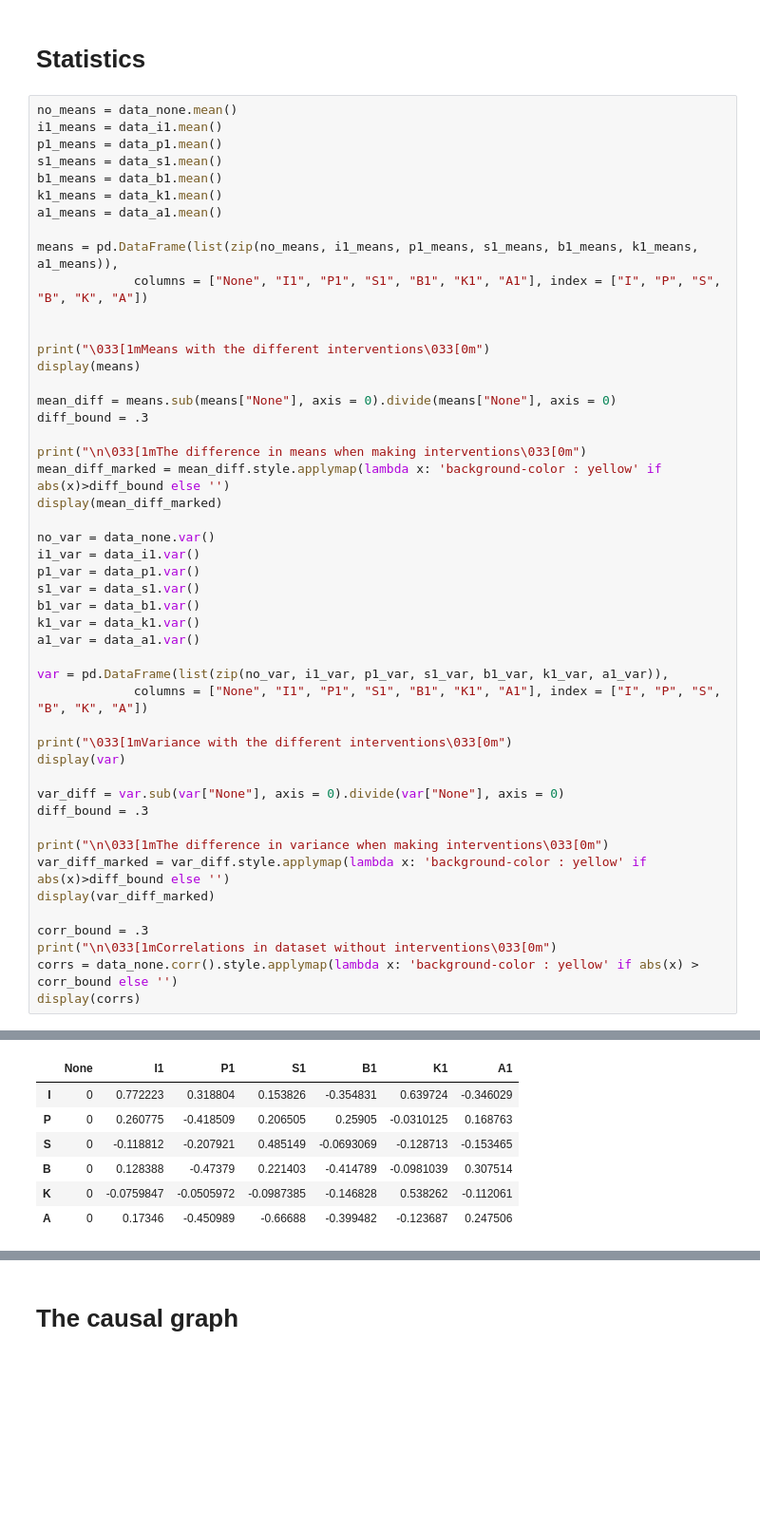
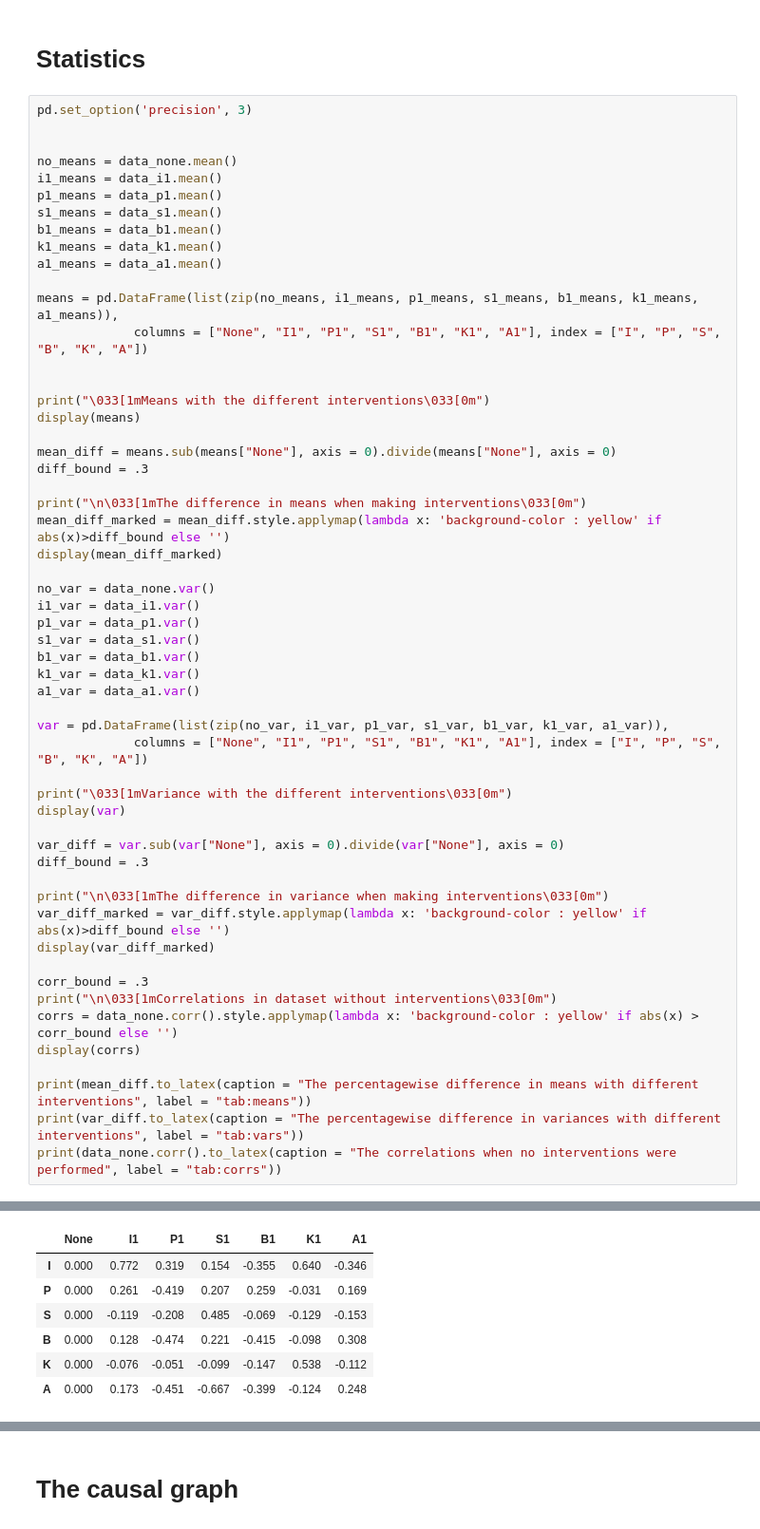
Before and after one commit to The-very-most-awesome-team-of-cool-kids/02463_Causality, a Jupyter notebook: Causality.ipynb, the cells around one changed output, grey strips where cells are left out. Shown at 95% size. Drawn from its saved outputs; the diff is of its cells as text; blank space fills up the shorter version.

```diff
--- a/Causality.ipynb
+++ b/Causality.ipynb
@@ -69,6 +69,9 @@ Name: 9, dtype: float64
 # %% [markdown]
 # Statistics
 # %%
+pd.set_option('precision', 3)
+
+
 no_means = data_none.mean()
 i1_means = data_i1.mean()
 p1_means = data_p1.mean()
@@ -116,6 +119,10 @@ corr_bound = .3
 print("\n\033[1mCorrelations in dataset without interventions\033[0m")
 corrs = data_none.corr().style.applymap(lambda x: 'background-color : yellow' if abs(x) > corr_bound else '')
 display(corrs)
+
+print(mean_diff.to_latex(caption = "The percentagewise difference in means with different interventions", label = "tab:means"))
+print(var_diff.to_latex(caption = "The percentagewise difference in variances with different interventions", label = "tab:vars"))
+print(data_none.corr().to_latex(caption = "The correlations when no interventions were performed", label = "tab:corrs"))
 # %% [output]
 Means with the different interventions
 |  | None | I1 | P1 | S1 | B1 | K1 | A1 |
@@ -128,10 +135,10 @@ Means with the different interventions
 The difference in means when making interventions
 |  | None | I1 | P1 | S1 | B1 | K1 | A1 |
-| I | 0 | 0.772223 | 0.318804 | 0.153826 | -0.354831 | 0.639724 | -0.346029 |
-| P | 0 | 0.260775 | -0.418509 | 0.206505 | 0.25905 | -0.0310125 | 0.168763 |
-| S | 0 | -0.118812 | -0.207921 | 0.485149 | -0.0693069 | -0.128713 | -0.153465 |
-| B | 0 | 0.128388 | -0.47379 | 0.221403 | -0.414789 | -0.0981039 | 0.307514 |
-| K | 0 | -0.0759847 | -0.0505972 | -0.0987385 | -0.146828 | 0.538262 | -0.112061 |
-| A | 0 | 0.17346 | -0.450989 | -0.66688 | -0.399482 | -0.123687 | 0.247506 |
+| I | 0.000 | 0.772 | 0.319 | 0.154 | -0.355 | 0.640 | -0.346 |
+| P | 0.000 | 0.261 | -0.419 | 0.207 | 0.259 | -0.031 | 0.169 |
+| S | 0.000 | -0.119 | -0.208 | 0.485 | -0.069 | -0.129 | -0.153 |
+| B | 0.000 | 0.128 | -0.474 | 0.221 | -0.415 | -0.098 | 0.308 |
+| K | 0.000 | -0.076 | -0.051 | -0.099 | -0.147 | 0.538 | -0.112 |
+| A | 0.000 | 0.173 | -0.451 | -0.667 | -0.399 | -0.124 | 0.248 |
 Variance with the different interventions
 |  | None | I1 | P1 | S1 | B1 | K1 | A1 |
```
Also changed, not shown: parts of 3 cells of this notebook.
